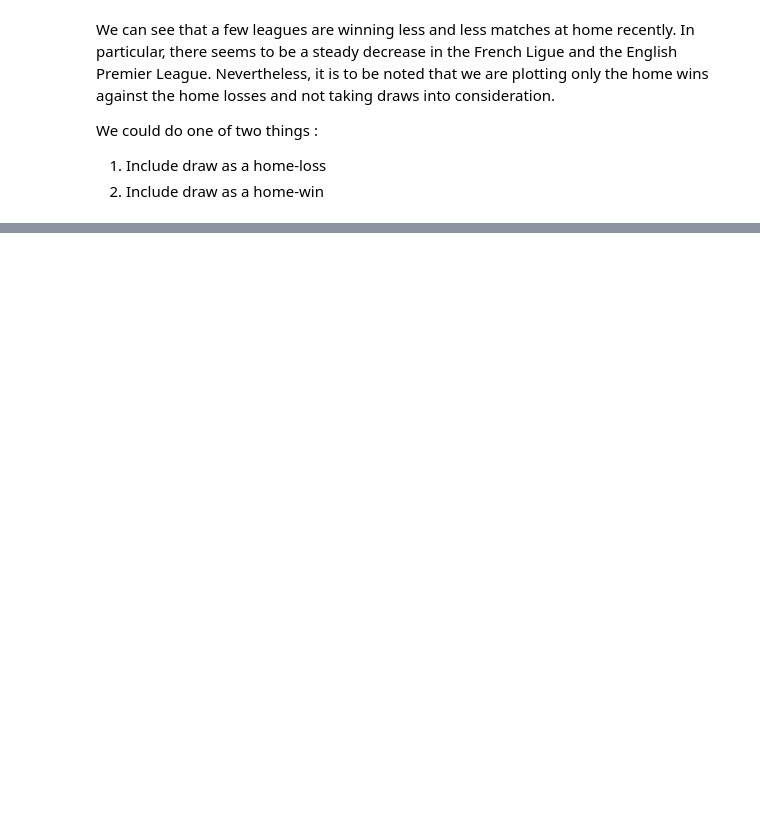
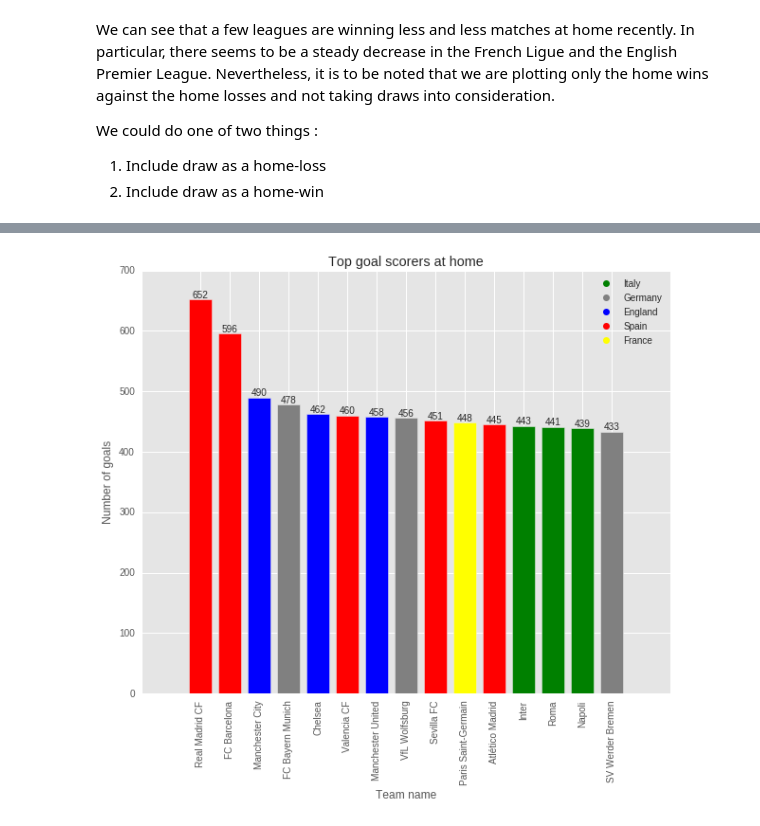
Before and after one commit to rsibi/Springboard, a Jupyter notebook: DataStory/European Leagues.ipynb, the cells around one changed output, grey strips where cells are left out. Drawn from its saved outputs; the diff is of its cells as text; code cells hidden in the pictures; blank space fills up the shorter version.

Commit message:
Team comparison added to data story

```diff
--- a/DataStory/European Leagues.ipynb
+++ b/DataStory/European Leagues.ipynb
@@ -199,0 +182,14 @@ We could do one of two things :
+# %%
+def autolabel(rects):
+    # attach some text labels
+    for rect in rects:
+        height = rect.get_height()
+        ax.text(rect.get_x() + rect.get_width()/2., 1*height,
+                '%d' % int(height),
+                ha='center', va='bottom')
+# %%
+#New dataframe merging home_team names and matches.
+matches_w_teams = pd.merge(new_matches,teams,left_on='home_team_api_id', right_on='team_api_id')
+matches_w_teams = matches_w_teams.drop(['id','team_api_id','team_fifa_api_id'],axis = 1)
+matches_w_teams = matches_w_teams.rename(columns={'team_long_name':'home_team_long_name','name_y':'league_name','name':'country_name'})
+matches_w_teams.head(1)
@@ -199,0 +199,23 @@ We could do one of two things :
+# %%
+#Analysing teams in each league
+colors = {'England':'blue', 'Spain':'red', 'Italy':'green', 'France':'yellow', 'Germany':'gray'}
+color = []
+top_n = 15
+for i in range(top_n):
+    color.append([colors[t] for t in matches_w_teams[matches_w_teams.home_team_long_name == top_goal_scorers.head(top_n).index[i]].country_name.values][0])
+
+fig = plt.figure(figsize = (10,8))
+plt.style.use('ggplot')
+ax = fig.add_subplot(1,1,1)
+top_goal_scorers = matches_w_teams.groupby('home_team_long_name').total_goals.sum().sort_values(ascending = False)
+rects = ax.bar(range(top_n), top_goal_scorers.head(top_n).values,align = "center",color = color)
+ax.set_xticks(range(top_n))
+ax.set_xticklabels(top_goal_scorers.head(top_n).index,rotation = "vertical")
+ax.set_title("Top goal scorers at home")
+ax.set_ylabel("Number of goals")
+ax.set_xlabel("Team name")
+
+plt.legend(markers, colors.keys())
+autolabel(rects)
+# %% [output]
+[figure, added]
```
Also changed, not shown: parts of 8 cells of this notebook.
